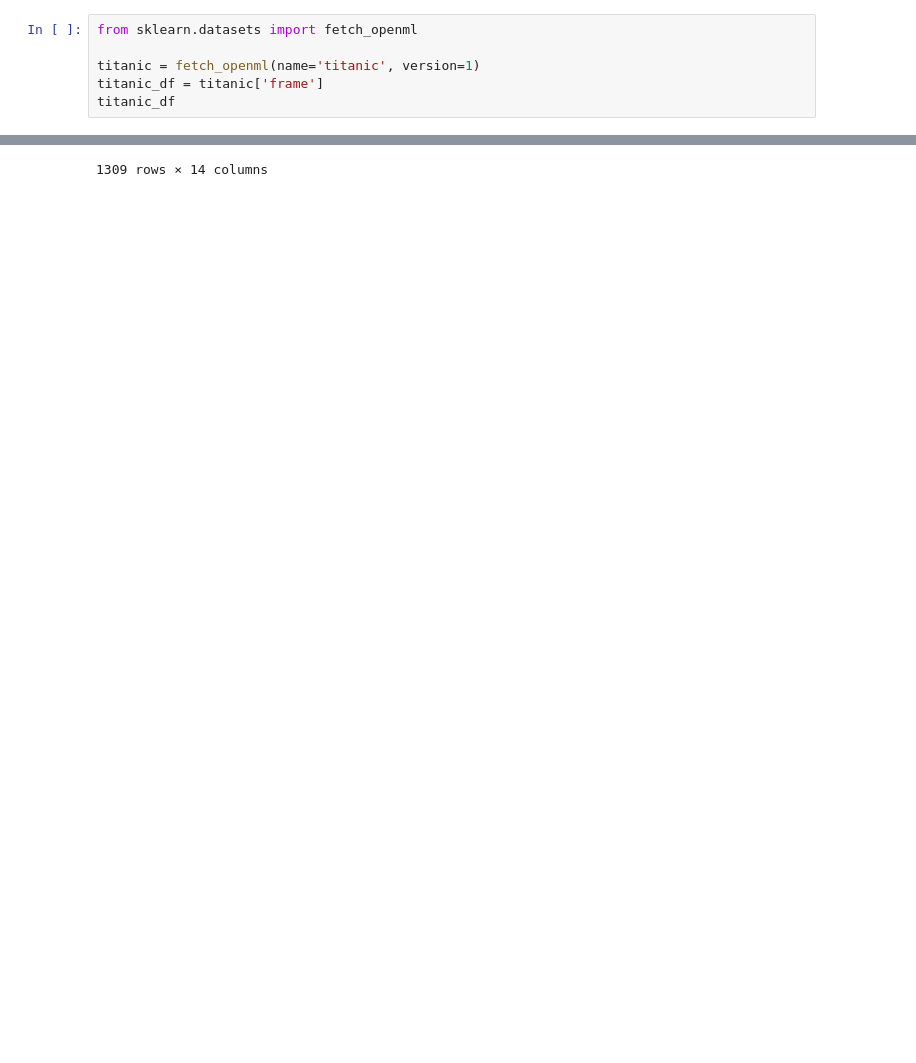
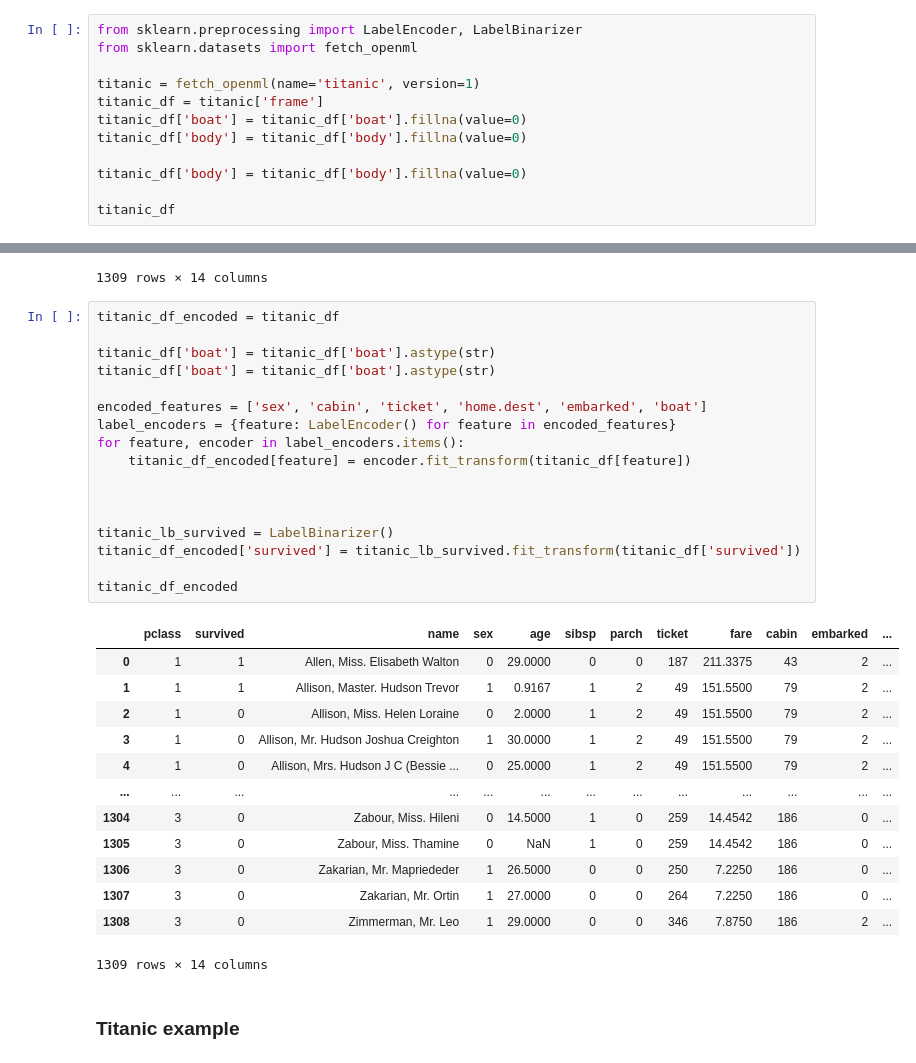
Before and after one commit to wz7475/Ensemble-RF-based-models, a Jupyter notebook: example.ipynb, the cells around one changed output, grey strips where cells are left out. Cells and saved outputs as stored; diff of their text form; blank space fills up the shorter version.

Commit message:
Add example with classic RF

```diff
--- a/example.ipynb
+++ b/example.ipynb
@@ -40,8 +43,14 @@ breast_cancer_df
 # %%
+from sklearn.preprocessing import LabelEncoder, LabelBinarizer
 from sklearn.datasets import fetch_openml
 
 titanic = fetch_openml(name='titanic', version=1)
 titanic_df = titanic['frame']
+titanic_df['boat'] = titanic_df['boat'].fillna(value=0)
+titanic_df['body'] = titanic_df['body'].fillna(value=0)
+
+titanic_df['body'] = titanic_df['body'].fillna(value=0)
+
 titanic_df
 # %% [output]
 |  | pclass | survived | name | sex | age | sibsp | parch | ticket | fare | cabin | embarked | ... |
@@ -57,3 +66,36 @@ titanic_df
 | 1307 | 3 | 0 | Zakarian, Mr. Ortin | male | 27.0000 | 0 | 0 | 2670 | 7.2250 | NaN | C | ... |
 | 1308 | 3 | 0 | Zimmerman, Mr. Leo | male | 29.0000 | 0 | 0 | 315082 | 7.8750 | NaN | S | ... |
 1309 rows × 14 columns
+# %%
+titanic_df_encoded = titanic_df
+
+titanic_df['boat'] = titanic_df['boat'].astype(str)
+titanic_df['boat'] = titanic_df['boat'].astype(str)
+
+encoded_features = ['sex', 'cabin', 'ticket', 'home.dest', 'embarked', 'boat']
+label_encoders = {feature: LabelEncoder() for feature in encoded_features}
+for feature, encoder in label_encoders.items():
+    titanic_df_encoded[feature] = encoder.fit_transform(titanic_df[feature])
+
+
+
+titanic_lb_survived = LabelBinarizer()
+titanic_df_encoded['survived'] = titanic_lb_survived.fit_transform(titanic_df['survived'])
+
+titanic_df_encoded
+# %% [output]
+|  | pclass | survived | name | sex | age | sibsp | parch | ticket | fare | cabin | embarked | ... |
+| 0 | 1 | 1 | Allen, Miss. Elisabeth Walton | 0 | 29.0000 | 0 | 0 | 187 | 211.3375 | 43 | 2 | ... |
+| 1 | 1 | 1 | Allison, Master. Hudson Trevor | 1 | 0.9167 | 1 | 2 | 49 | 151.5500 | 79 | 2 | ... |
+| 2 | 1 | 0 | Allison, Miss. Helen Loraine | 0 | 2.0000 | 1 | 2 | 49 | 151.5500 | 79 | 2 | ... |
+| 3 | 1 | 0 | Allison, Mr. Hudson Joshua Creighton | 1 | 30.0000 | 1 | 2 | 49 | 151.5500 | 79 | 2 | ... |
+| 4 | 1 | 0 | Allison, Mrs. Hudson J C (Bessie ... | 0 | 25.0000 | 1 | 2 | 49 | 151.5500 | 79 | 2 | ... |
+| ... | ... | ... | ... | ... | ... | ... | ... | ... | ... | ... | ... | ... |
+| 1304 | 3 | 0 | Zabour, Miss. Hileni | 0 | 14.5000 | 1 | 0 | 259 | 14.4542 | 186 | 0 | ... |
+| 1305 | 3 | 0 | Zabour, Miss. Thamine | 0 | NaN | 1 | 0 | 259 | 14.4542 | 186 | 0 | ... |
+| 1306 | 3 | 0 | Zakarian, Mr. Mapriededer | 1 | 26.5000 | 0 | 0 | 250 | 7.2250 | 186 | 0 | ... |
+| 1307 | 3 | 0 | Zakarian, Mr. Ortin | 1 | 27.0000 | 0 | 0 | 264 | 7.2250 | 186 | 0 | ... |
+| 1308 | 3 | 0 | Zimmerman, Mr. Leo | 1 | 29.0000 | 0 | 0 | 346 | 7.8750 | 186 | 2 | ... |
+1309 rows × 14 columns
+# %% [markdown]
+### Titanic example
```
Also changed, not shown: parts of 15 cells of this notebook.
